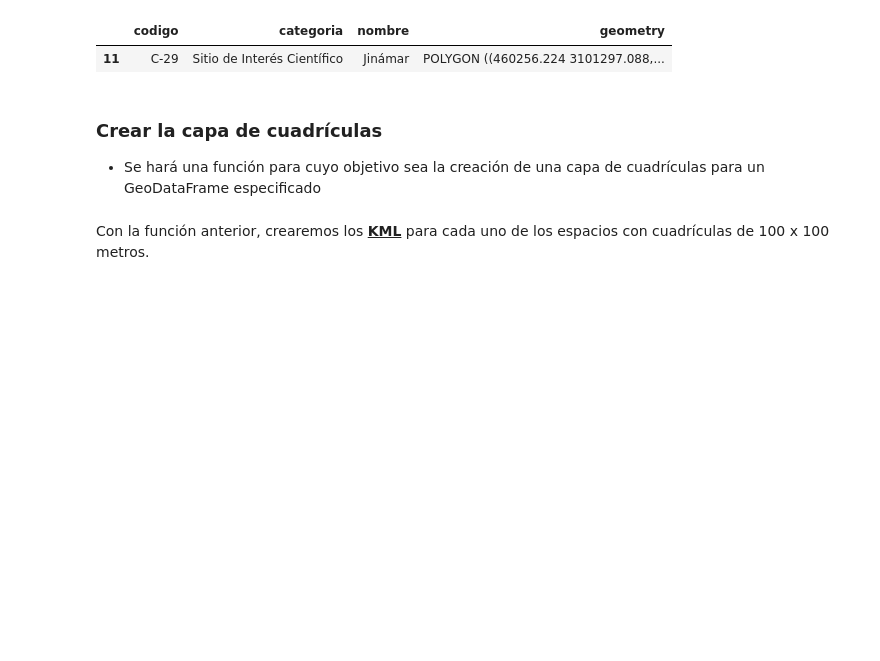
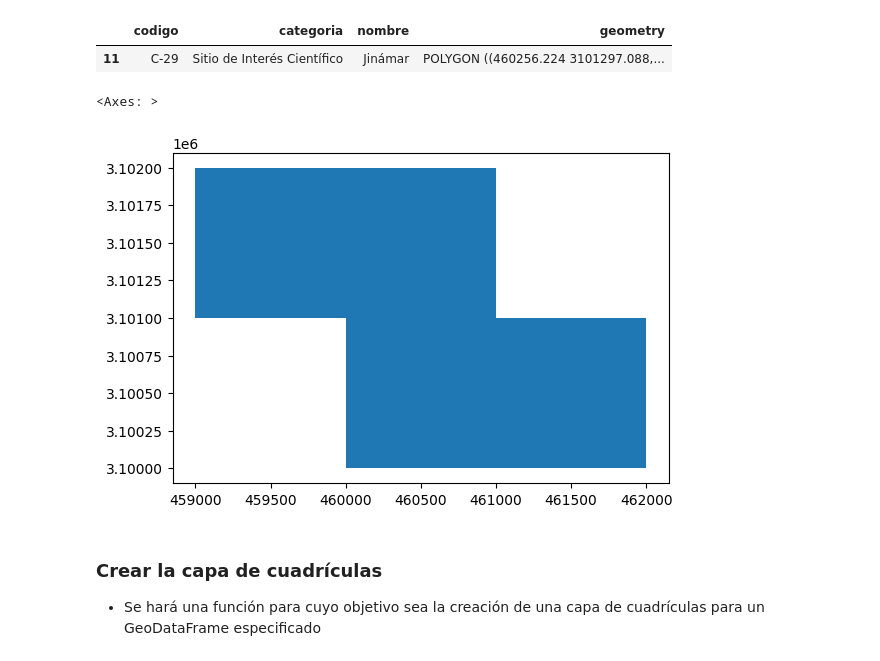
Before and after one commit to JuanCarlosBio/Cuadriculas_Especies, a Jupyter notebook: workflow.ipynb, the cells around one changed output. Drawn from its saved outputs; the diff is of its cells as text; code cells hidden in the pictures; blank space fills up the shorter version.

Commit message:
Arreglar las cuadrículas

```diff
--- a/workflow.ipynb
+++ b/workflow.ipynb
@@ -56,3 +57,6 @@ print(f"""
 ## **Preprocesado de la capa SHP**
 
 * Se filtrará de la capa SHP de los ENP de Canarias para obtener específicamente un archivo SHP de los <u>**ENP de Gran Canaria**</u>
+# %%
+grid = gpd.read_file("data/enps_canarias/malla1x1_70.shp")
+grid.head(n = 3)
@@ -101,16 +111,23 @@ enps_gran_canaria_procesado.head()
 | 3 | C-20 | Monumento Natural | Riscos de Tirajana | POLYGON ((443999.731 3093268.623,... |
 | 4 | C-04 | Reserva Natural Especial | Azuaje | POLYGON ((443793.984 3109274.592,... |
 # %%
-## Selecciona los Espacios que quieras generar cuadrículas
-enp_seleccion = ["C-14", "C-29"]
+## Selecciona el ENP que quiereas filtrar
+enp_seleccion = "C-29"
 
-enp_seleccionado = enps_gran_canaria_procesado[enps_gran_canaria_procesado["codigo"].isin(enp_seleccion)]
+enp_seleccionado = enps_gran_canaria_procesado[enps_gran_canaria_procesado["codigo"] == enp_seleccion]
 
 ## Tabla de Espacios que has seleccionado para generar cuadrículas
 enp_seleccionado
 # %% [output]
 |  | codigo | categoria | nombre | geometry |
 | 11 | C-29 | Sitio de Interés Científico | Jinámar | POLYGON ((460256.224 3101297.088,... |
+# %%
+## Filtrar la malla
+grid_filtrado = grid[grid.intersects(enp_seleccionado.unary_union)]
+grid_filtrado.plot()
+# %% [output]
+<Axes: >
+[figure, added]
 # %% [markdown]
 ### **Crear la capa de cuadrículas**
 
@@ -133,5 +160,3 @@ def crear_cuadriculas(gdf, metros_cuadrados):
     grid = gpd.GeoDataFrame({'geometry': boxes}, crs=gdf.crs)
 
     return grid
-# %% [markdown]
-Con la función anterior, crearemos los **<u>KML</u>** para cada uno de los espacios con cuadrículas de 100 x 100 metros.
```
Also changed, not shown: parts of 13 cells of this notebook, 1 other file.
